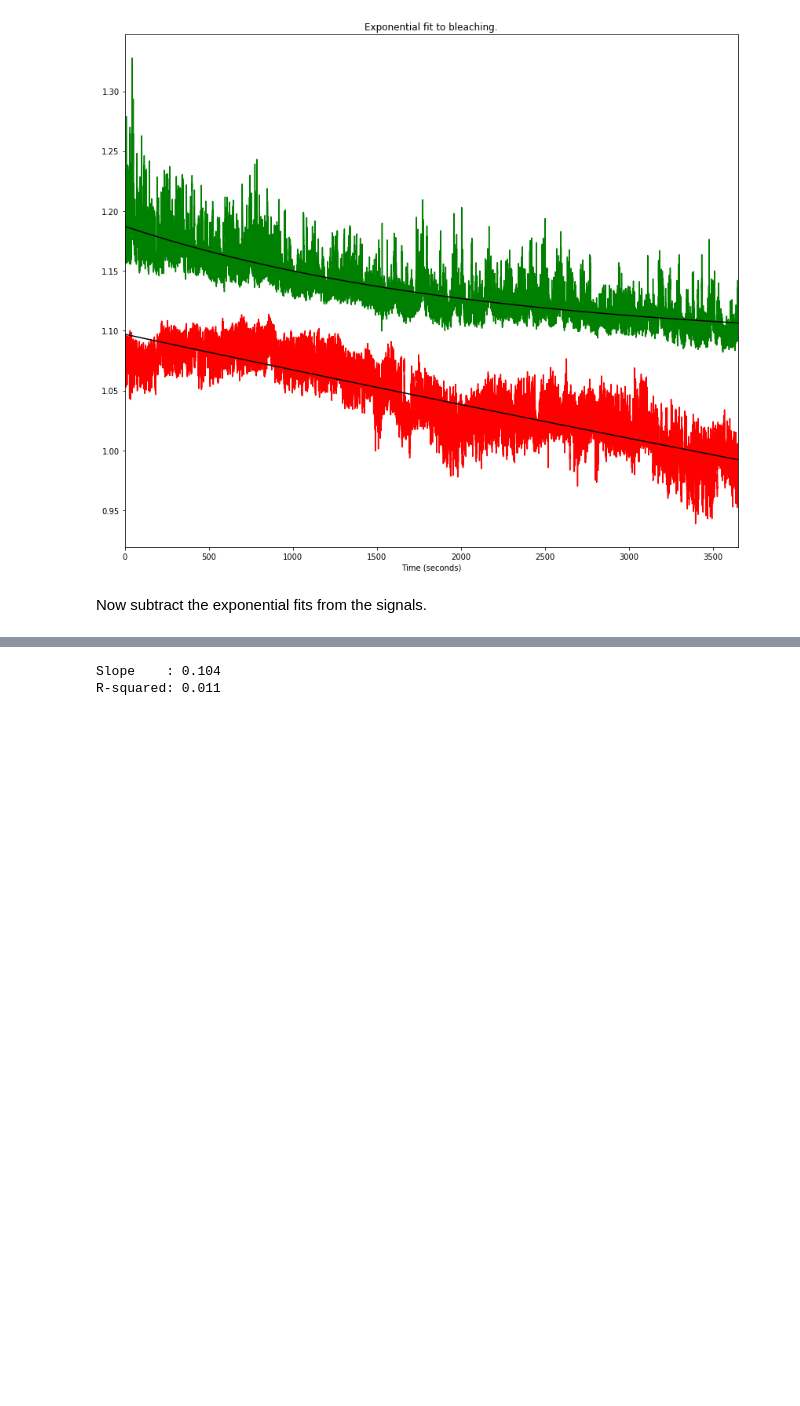
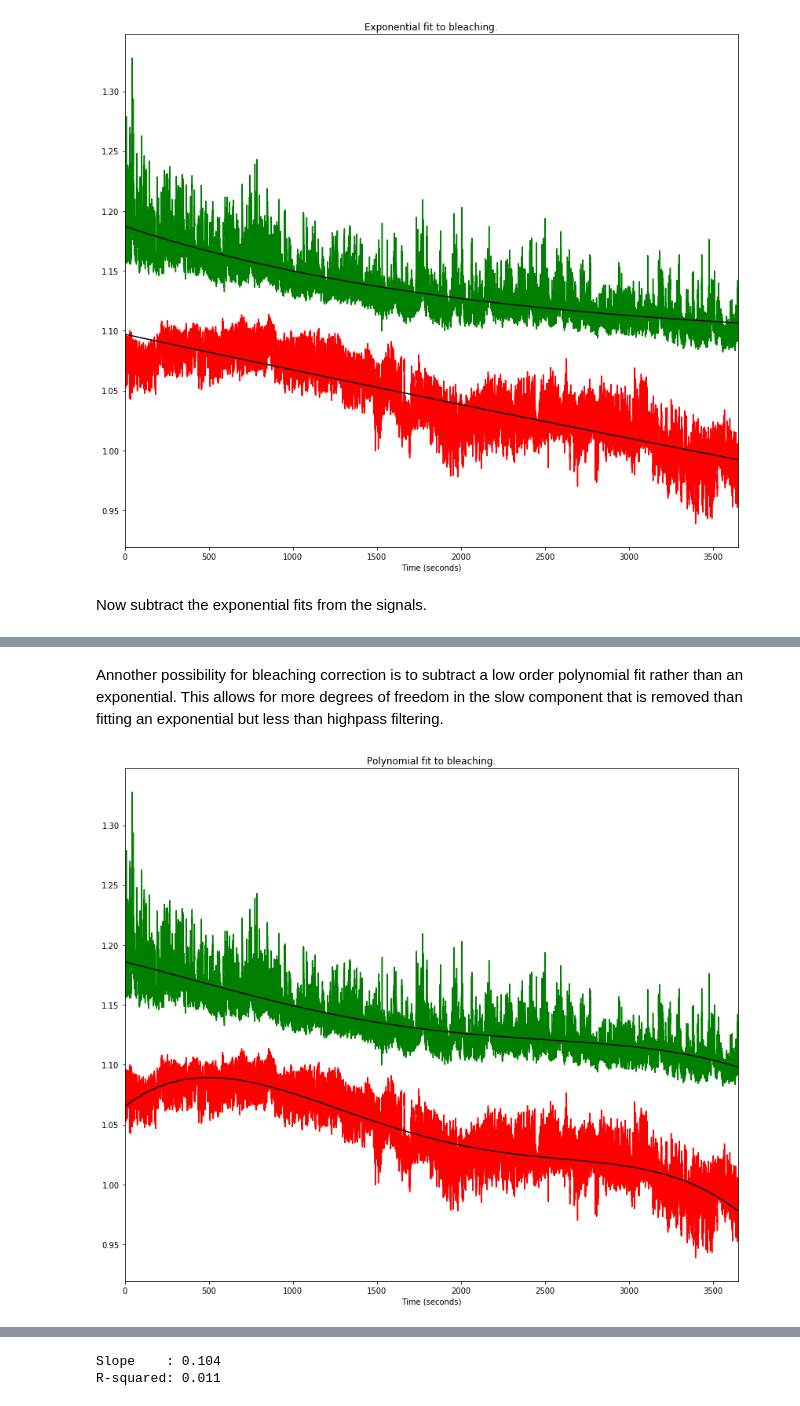
Before and after one commit to ThomasAkam/photometry_preprocessing, a Jupyter notebook: Photometry data preprocessing.ipynb, the cells around one changed output, grey strips where cells are left out. Drawn from its saved outputs; the diff is of its cells as text; code cells hidden in the pictures; blank space fills up the shorter version.

```diff
--- a/Photometry data preprocessing.ipynb
+++ b/Photometry data preprocessing.ipynb
@@ -145,0 +152,20 @@ plt.xlabel('Time (seconds)');
+# %% [markdown]
+Annother possibility for bleaching correction is to subtract a low order polynomial fit rather than an exponential.  This allows for more degrees of freedom in the slow component that is removed than fitting an exponential but less than highpass filtering.
+# %%
+# Fit 4th order polynomial to GCaMP signal.
+coefs_GCaMP = np.polyfit(time_seconds, GCaMP_denoised, deg=4)
+GCaMP_polyfit = np.polyval(coefs_GCaMP, time_seconds)
+
+# Fit 4th order polynomial to TdTomato signal.
+coefs_TdTom = np.polyfit(time_seconds, TdTom_denoised, deg=4)
+TdTom_polyfit = np.polyval(coefs_TdTom, time_seconds)
+
+# Plot fits
+plt.plot(time_seconds, GCaMP_denoised, 'g', label='GCaMP')
+plt.plot(time_seconds, GCaMP_polyfit,'k', linewidth=1.5)
+plt.plot(time_seconds, TdTom_denoised, 'r', label='TdTomato')
+plt.plot(time_seconds, TdTom_polyfit,'k', linewidth=1.5)
+plt.title('Polynomial fit to bleaching.')
+plt.xlabel('Time (seconds)');
+# %% [output]
+[figure, added]
```
Also changed, not shown: parts of 12 cells of this notebook.
